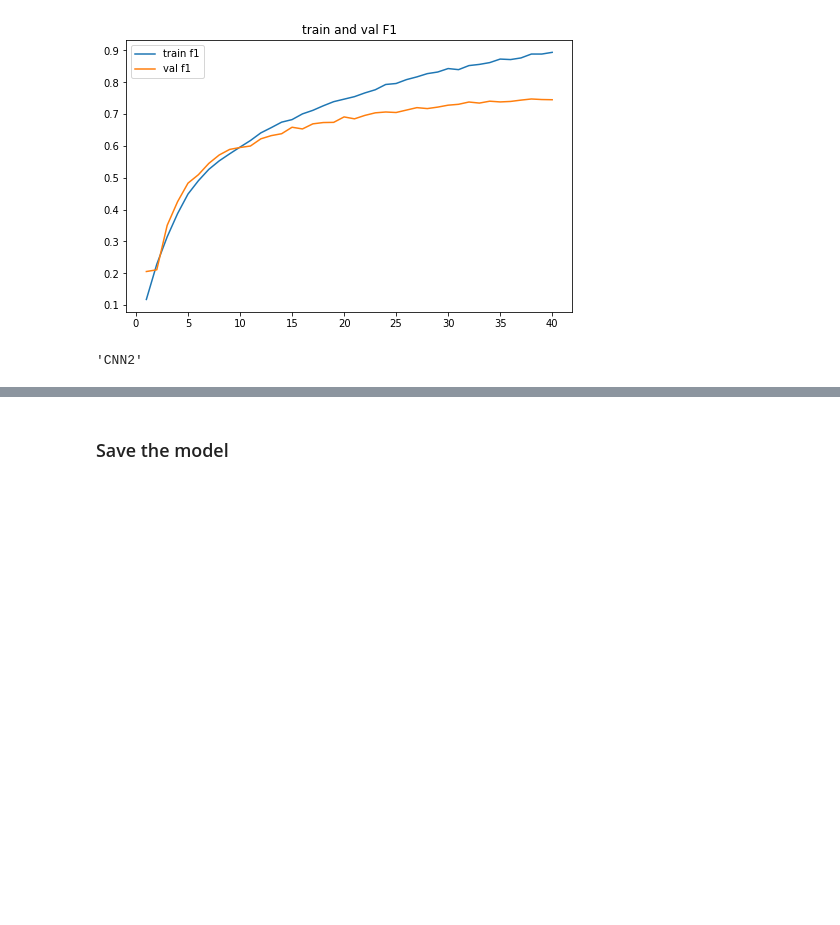
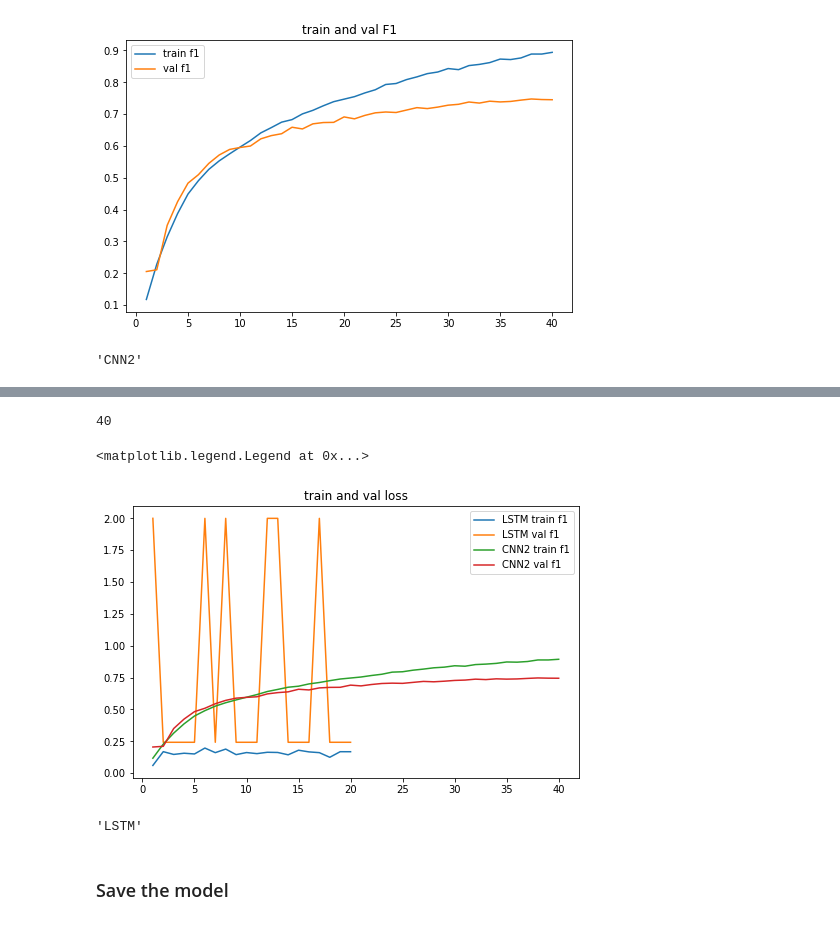
Before and after one commit to jannenev/reuters, a Jupyter notebook: simple_version.ipynb, the cells around one changed output, grey strips where cells are left out. Cells and saved outputs as stored; diff of their text form; code cells hidden in the pictures; blank space fills up the shorter version.

```diff
--- a/simple_version.ipynb
+++ b/simple_version.ipynb
@@ -507,6 +507,36 @@ res
 |  | Model | Train_f1 | Train_loss | Val_f1 | Val_loss |
 | 0 | LSTM | Train_f1 0 0.060967 1 0.169078 2 ... | Train_loss 0 0.260565 1 0.084155 ... | Val_f1 0 2.000000 1 0.242737 2 0.... | Val_loss 0 0.077882 1 0.073089 2 ... |
 | 1 | CNN2 | Train_f1 0 0.117869 1 0.228364 2 ... | Train_loss 0 0.175908 1 0.086339 ... | Val_f1 0 0.205588 1 0.210984 2 0.... | Val_loss 0 0.075070 1 0.068228 2 ... |
+# %%
+len(res['Train_f1'][1])
+# %% [output]
+40
+# %%
+#epochs = len(train_losses)
+epochs = 40
+
+plt.figure(figsize=(8,5))
+
+epochs = len(res['Train_f1'][0])
+plt.plot(np.arange(1,epochs+1), res['Train_f1'][0], label=res['Model'][0] +' train f1')
+plt.plot(np.arange(1,epochs+1), res['Val_f1'][0], label=res['Model'][0] +' val f1')
+
+epochs = len(res['Train_f1'][1])
+plt.plot(np.arange(1,epochs+1), res['Train_f1'][1], label=res['Model'][1]+ ' train f1')
+plt.plot(np.arange(1,epochs+1), res['Val_f1'][1], label=res['Model'][1] + ' val f1')
+
+
+
+
+plt.title('train and val loss')
+plt.legend()
+# %% [output]
+<matplotlib.legend.Legend at 0x...>
+[figure, added]
+# %%
+res['Model'][0]
+# %% [output]
+'LSTM'
 # %% [markdown]
 ### Save the model
 # %% [markdown]
```
